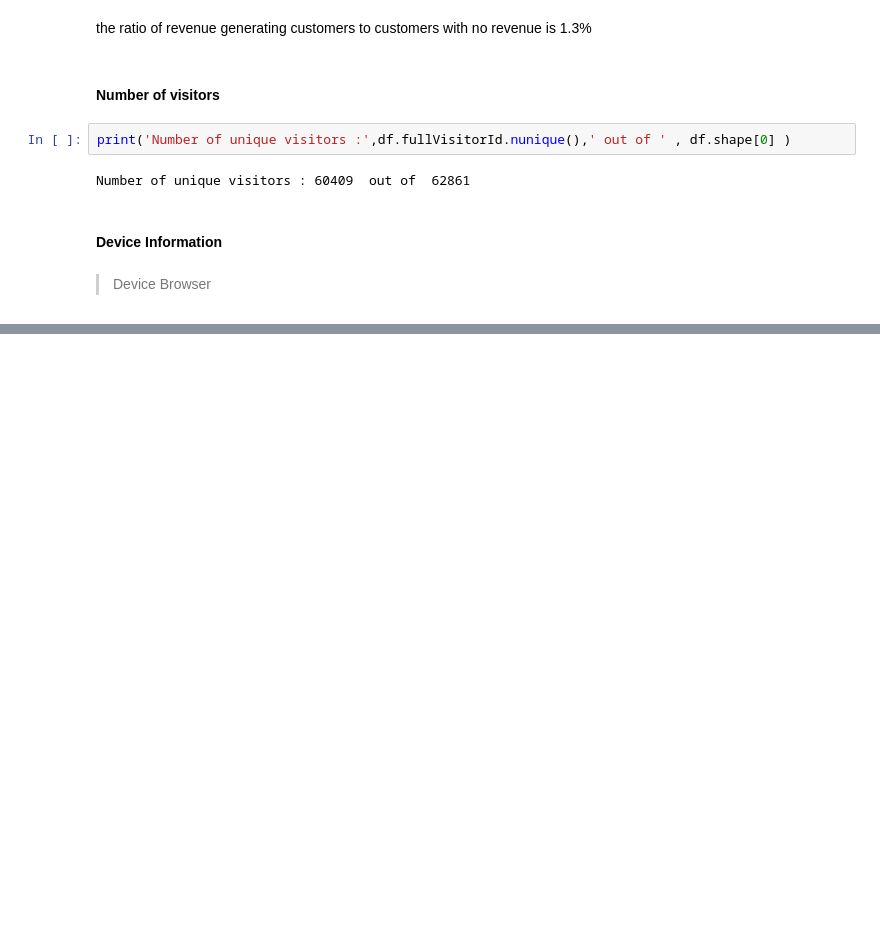
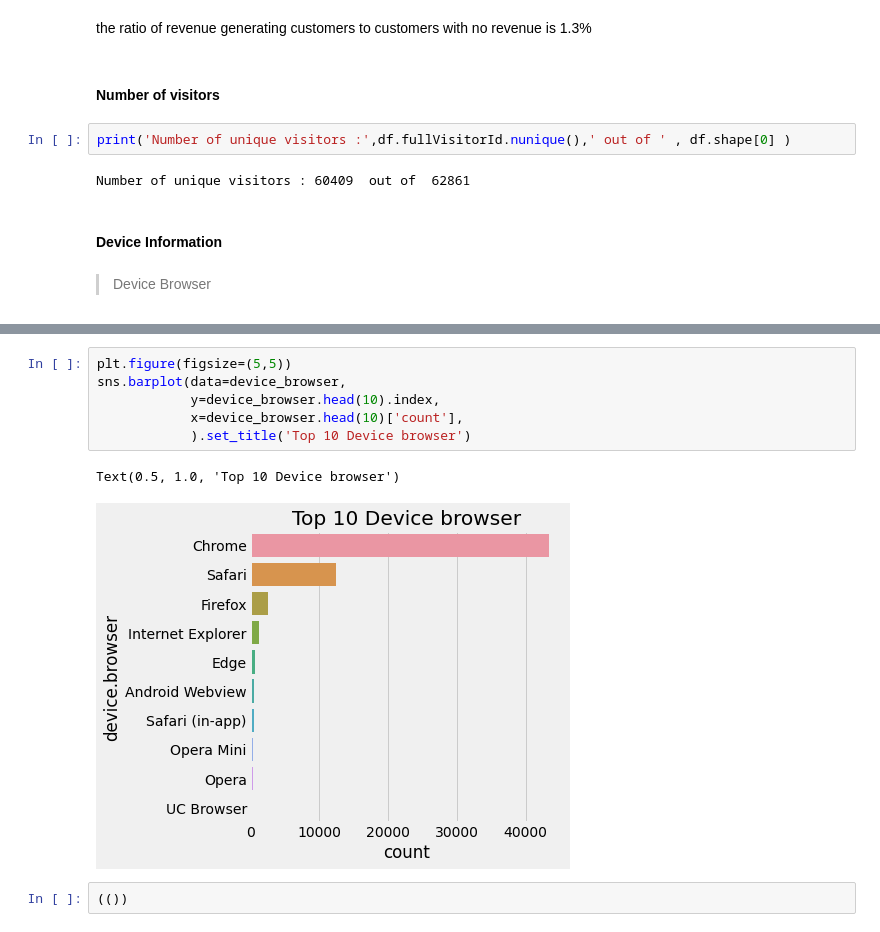
Before and after one commit to ttobaegi/ML_Python, a Jupyter notebook: EDA_GA_Revenue_Analysis.ipynb, the cells around one changed output, grey strips where cells are left out. Cells and saved outputs as stored; diff of their text form; blank space fills up the shorter version.

```diff
--- a/EDA_GA_Revenue_Analysis.ipynb
+++ b/EDA_GA_Revenue_Analysis.ipynb
@@ -570,0 +574,11 @@ AttributeError: ignored
+# %%
+plt.figure(figsize=(5,5))
+sns.barplot(data=device_browser,
+            y=device_browser.head(10).index,
+            x=device_browser.head(10)['count'],
+            ).set_title('Top 10 Device browser')
+# %% [output]
+Text(0.5, 1.0, 'Top 10 Device browser')
+[figure, added]
+# %%
+(())
```
Also changed, not shown: parts of 3 cells of this notebook.
